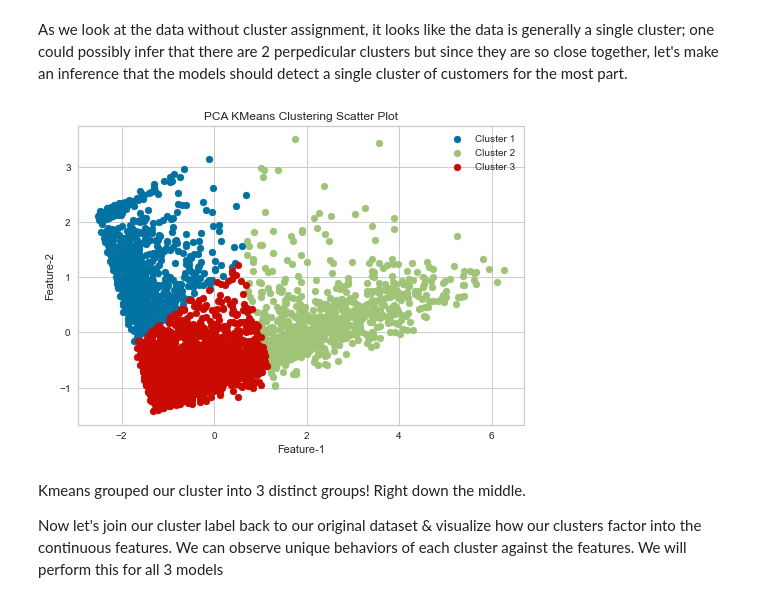
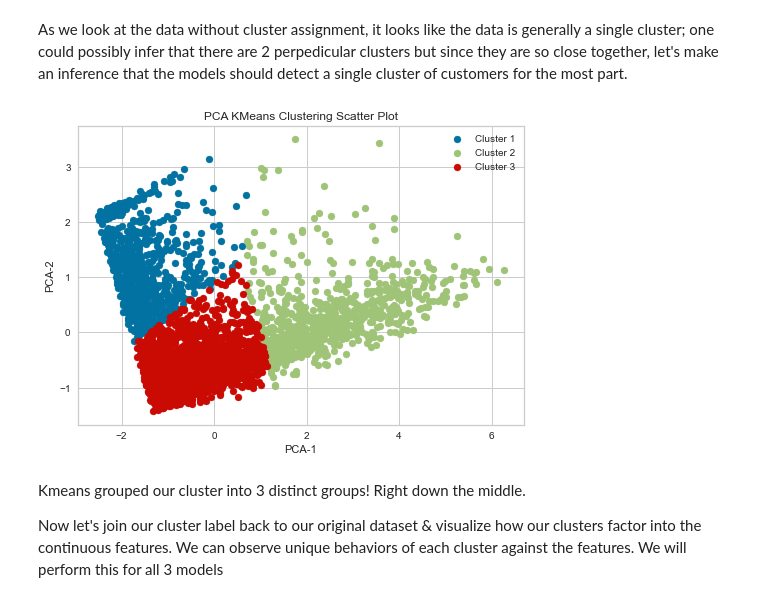
Before and after one commit to Lwhieldon/OnlineRetailCustomerSegmentation, a Jupyter notebook: summaryreport.ipynb, the cells around one changed output. Saved outputs shown, nothing was run; the diff lists cells and outputs as text; code cells hidden in the pictures.

```diff
--- a/summaryreport.ipynb
+++ b/summaryreport.ipynb
@@ -372,15 +375,15 @@ As we look at the data without cluster assignment, it looks like the data is gen
 # %%
 plt.scatter(X_pca[cl_labels_k==0,0],X_pca[cl_labels_k==0,1],label='Cluster 1')
 plt.scatter(X_pca[cl_labels_k==1,0],X_pca[cl_labels_k==1,1],label='Cluster 2')
 plt.scatter(X_pca[cl_labels_k==2,0],X_pca[cl_labels_k==2,1],label='Cluster 3')
 
-plt.xlabel('Feature-1')
-plt.ylabel('Feature-2')
+plt.xlabel('PCA-1')
+plt.ylabel('PCA-2')
 plt.legend()
 plt.title('PCA KMeans Clustering Scatter Plot')
 plt.savefig('KMEANS.png')
 # %% [output]
-[figure, old version]
+[figure, new version]
 # %% [markdown]
 Kmeans grouped our cluster into 3 distinct groups! Right down the middle.
 
```
Also changed, not shown: parts of 4 cells of this notebook, 4 other files.
